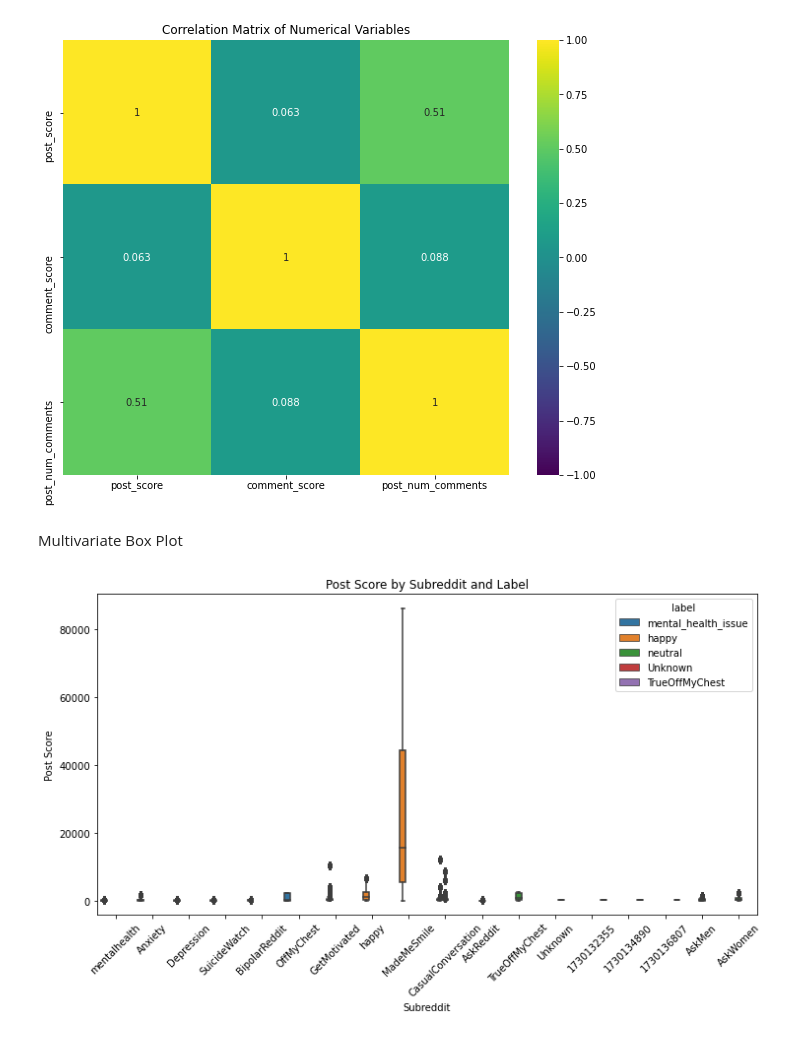
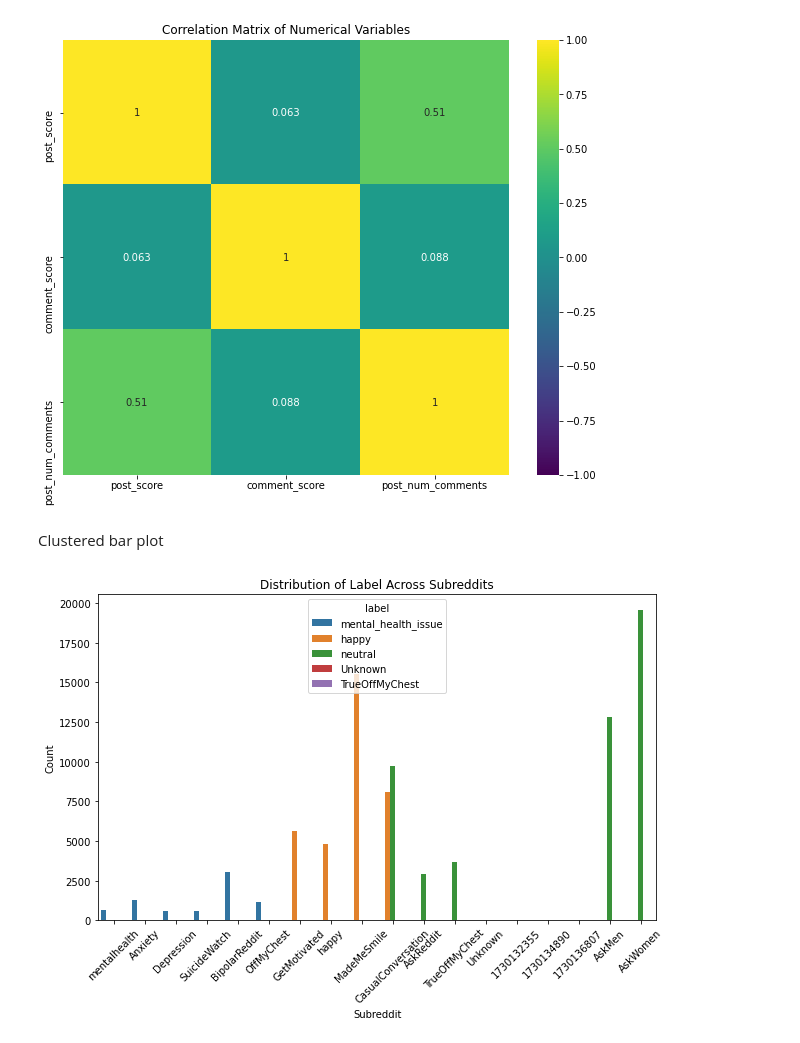
Before and after one commit to CynthiaJerono/Phase_5_Project, a Jupyter notebook: Bestina.ipynb, the cells around one changed output. Drawn from its saved outputs; the diff is of its cells as text; code cells hidden in the pictures.

```diff
--- a/Bestina.ipynb
+++ b/Bestina.ipynb
@@ -271,15 +271,15 @@ plt.title('Correlation Matrix of Numerical Variables')
 plt.show()
 # %% [output]
 [figure]
-# %% [markdown]
-Multivariate Box Plot
+# %% [markdown]
+Clustered bar plot
 # %%
-plt.figure(figsize=(12, 6))
-sns.boxplot(data=df, x='subreddit', y='post_score', hue='label')
-plt.title('Post Score by Subreddit and Label')
+plt.figure(figsize=(10, 6))
+sns.countplot(data=df, x='subreddit', hue='label')
+plt.title('Distribution of Label Across Subreddits')
 plt.xlabel('Subreddit')
-plt.ylabel('Post Score')
+plt.ylabel('Count')
 plt.xticks(rotation=45)
 plt.show()
 # %% [output]
-[figure, old version]
+[figure, new version]
```
Also changed, not shown: parts of 2 cells of this notebook.
